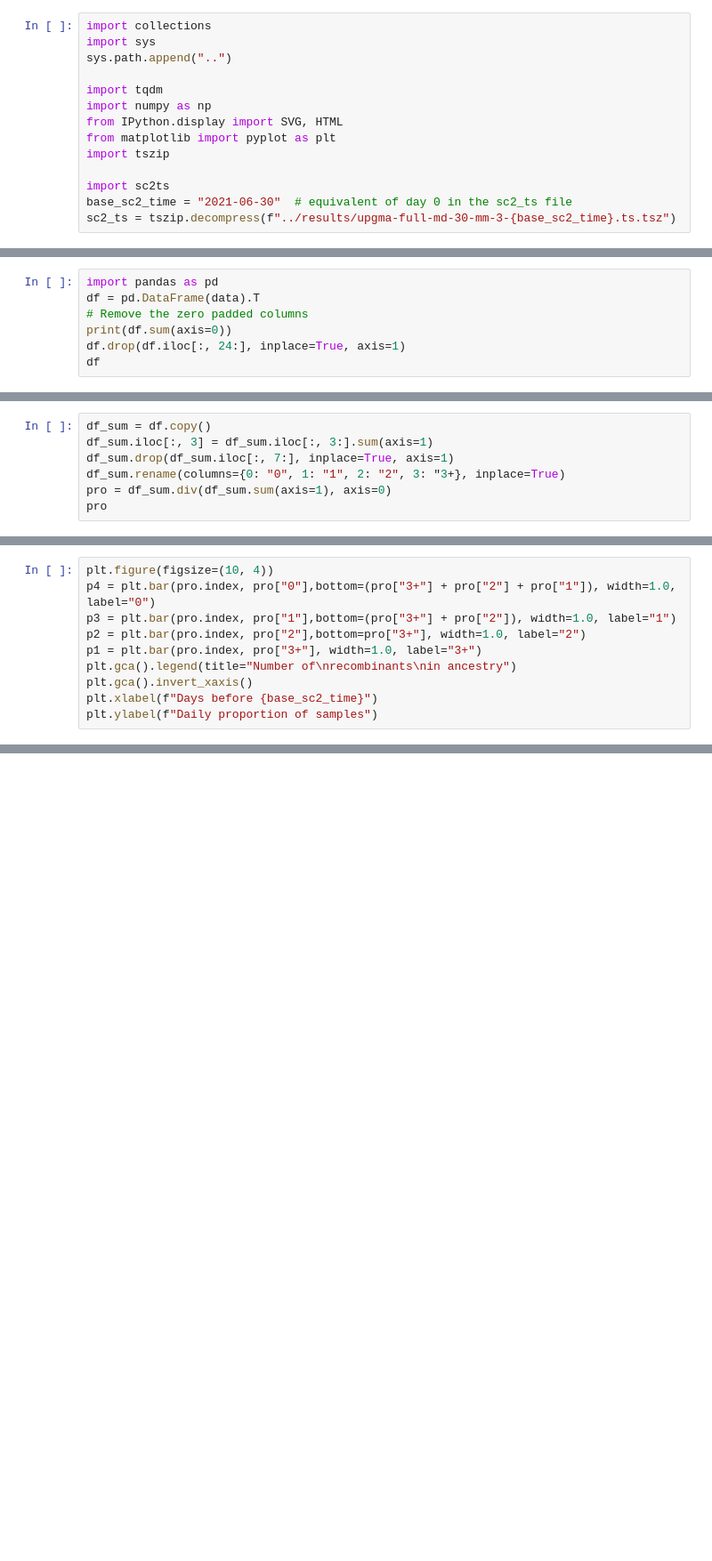
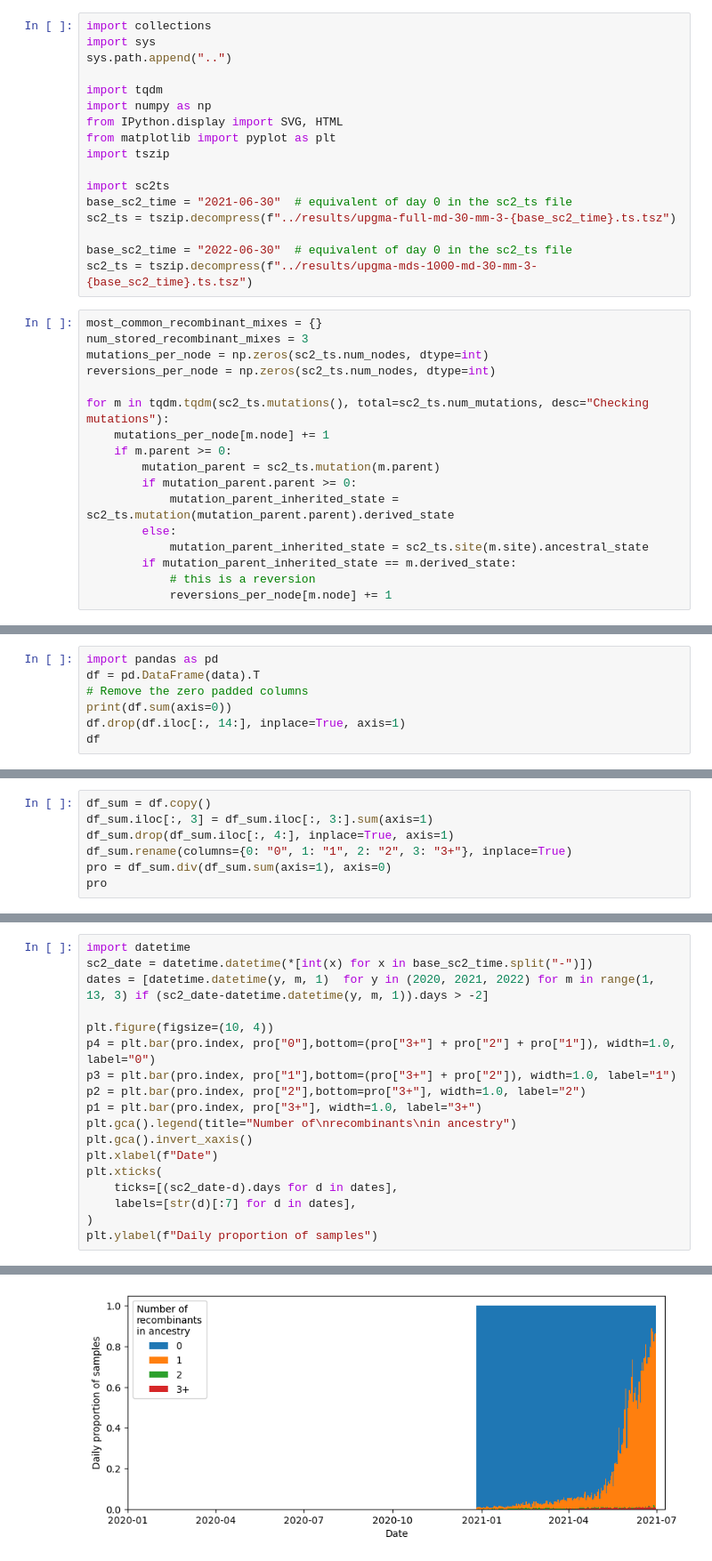
Before and after one commit to jeromekelleher/sc2ts, a Jupyter notebook: notebooks/RecombinantAncestry.ipynb, the cells around one changed output, grey strips where cells are left out. Shown: that part at 89% size. Cells and saved outputs as stored; diff of their text form; blank space fills up the shorter version.

```diff
--- a/notebooks/RecombinantAncestry.ipynb
+++ b/notebooks/RecombinantAncestry.ipynb
@@ -12,4 +12,24 @@ import tszip
 import sc2ts
 base_sc2_time = "2021-06-30"  # equivalent of day 0 in the sc2_ts file
 sc2_ts = tszip.decompress(f"../results/upgma-full-md-30-mm-3-{base_sc2_time}.ts.tsz")
+
+base_sc2_time = "2022-06-30"  # equivalent of day 0 in the sc2_ts file
+sc2_ts = tszip.decompress(f"../results/upgma-mds-1000-md-30-mm-3-{base_sc2_time}.ts.tsz")
+# %%
+most_common_recombinant_mixes = {}
+num_stored_recombinant_mixes = 3
+mutations_per_node = np.zeros(sc2_ts.num_nodes, dtype=int)
+reversions_per_node = np.zeros(sc2_ts.num_nodes, dtype=int)
+
+for m in tqdm.tqdm(sc2_ts.mutations(), total=sc2_ts.num_mutations, desc="Checking mutations"):
+    mutations_per_node[m.node] += 1
+    if m.parent >= 0:
+        mutation_parent = sc2_ts.mutation(m.parent)
+        if mutation_parent.parent >= 0:
+            mutation_parent_inherited_state = sc2_ts.mutation(mutation_parent.parent).derived_state
+        else:
+            mutation_parent_inherited_state = sc2_ts.site(m.site).ancestral_state
+        if mutation_parent_inherited_state == m.derived_state:
+            # this is a reversion
+            reversions_per_node[m.node] += 1
 # %%
@@ -50,5 +76,5 @@ import pandas as pd
 df = pd.DataFrame(data).T
 # Remove the zero padded columns
 print(df.sum(axis=0))
-df.drop(df.iloc[:, 24:], inplace=True, axis=1)
+df.drop(df.iloc[:, 14:], inplace=True, axis=1)
 df
@@ -55,7 +112,7 @@ df
 # %%
 df_sum = df.copy()
 df_sum.iloc[:, 3] = df_sum.iloc[:, 3:].sum(axis=1)
-df_sum.drop(df_sum.iloc[:, 7:], inplace=True, axis=1)
-df_sum.rename(columns={0: "0", 1: "1", 2: "2", 3: "3+}, inplace=True)
+df_sum.drop(df_sum.iloc[:, 4:], inplace=True, axis=1)
+df_sum.rename(columns={0: "0", 1: "1", 2: "2", 3: "3+"}, inplace=True)
 pro = df_sum.div(df_sum.sum(axis=1), axis=0)
 pro
@@ -62,4 +133,8 @@ pro
 # %%
+import datetime
+sc2_date = datetime.datetime(*[int(x) for x in base_sc2_time.split("-")])
+dates = [datetime.datetime(y, m, 1)  for y in (2020, 2021, 2022) for m in range(1, 13, 3) if (sc2_date-datetime.datetime(y, m, 1)).days > -2]
+
 plt.figure(figsize=(10, 4))
 p4 = plt.bar(pro.index, pro["0"],bottom=(pro["3+"] + pro["2"] + pro["1"]), width=1.0, label="0")
 p3 = plt.bar(pro.index, pro["1"],bottom=(pro["3+"] + pro["2"]), width=1.0, label="1")
@@ -67,5 +142,10 @@ p2 = plt.bar(pro.index, pro["2"],bottom=pro["3+"], width=1.0, label="2")
 p1 = plt.bar(pro.index, pro["3+"], width=1.0, label="3+")
 plt.gca().legend(title="Number of\nrecombinants\nin ancestry")
 plt.gca().invert_xaxis()
-plt.xlabel(f"Days before {base_sc2_time}")
+plt.xlabel(f"Date")
+plt.xticks(
+    ticks=[(sc2_date-d).days for d in dates],
+    labels=[str(d)[:7] for d in dates],
+)
 plt.ylabel(f"Daily proportion of samples")
+# %% [output]
@@ -71,0 +153 @@ plt.ylabel(f"Daily proportion of samples")
+[figure, added]
```
Also changed, not shown: parts of 14 cells of this notebook.
